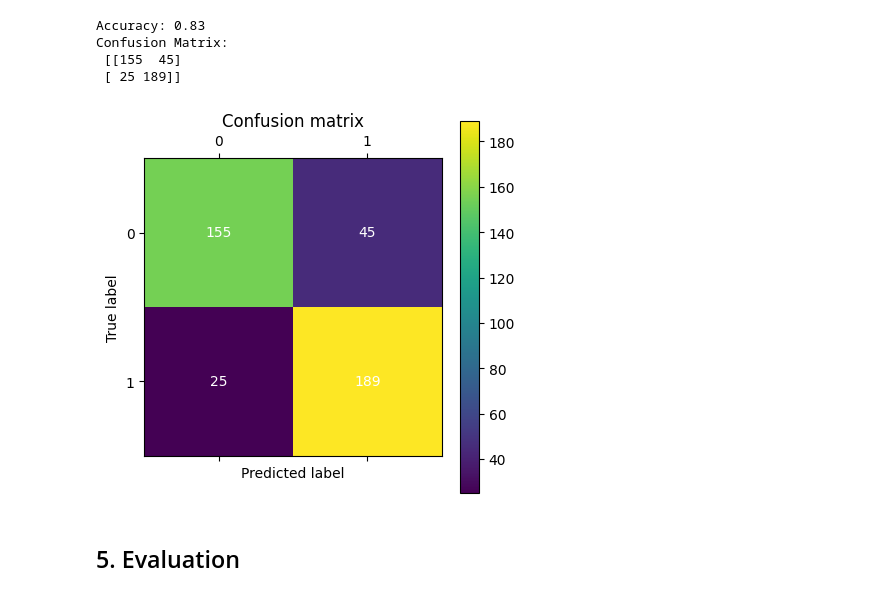
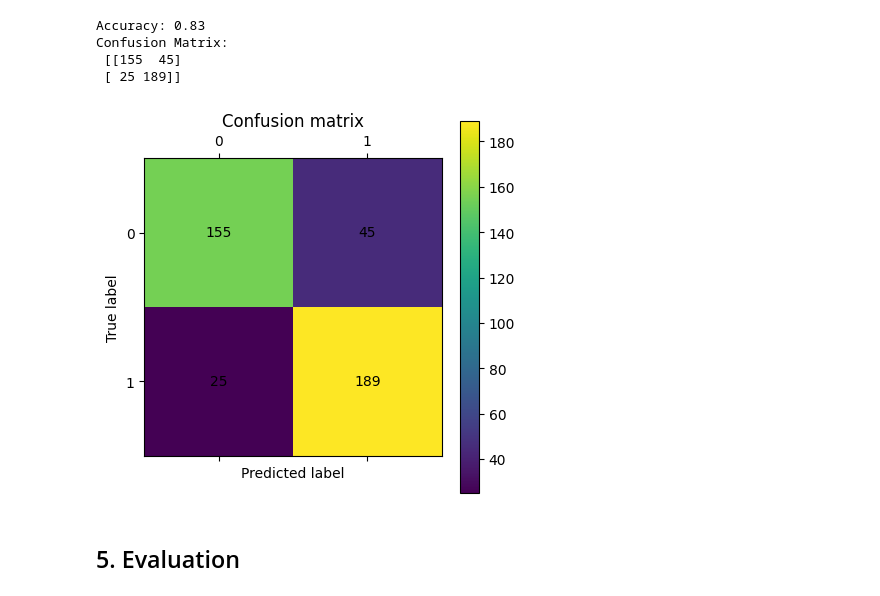
Before and after one commit to SamuliLam/dkko, a Jupyter notebook: linearandlogisticregression.ipynb, the cells around one changed output. Cells and saved outputs as stored; diff of their text form; code cells hidden in the pictures.

Commit message:
fixed number colors in confusion matrix

```diff
--- a/linearandlogisticregression.ipynb
+++ b/linearandlogisticregression.ipynb
@@ -87,17 +87,17 @@ Confusion Matrix:
 # %%
 # visualize confusion matrix
 plt.matshow(cm)
 plt.title('Confusion matrix')
 plt.colorbar()
 plt.ylabel('True label')
 plt.xlabel('Predicted label')
 # include counts
 for i in range(2):
     for j in range(2):
-        plt.text(j, i, cm[i, j], ha='center', va='center', color='white')
+        plt.text(j, i, cm[i, j], ha='center', va='center', color='black')
 plt.show()
 # %% [output]
-[figure, old version]
+[figure, new version]
 # %% [markdown]
 ## 5. Evaluation
 # %%
```
